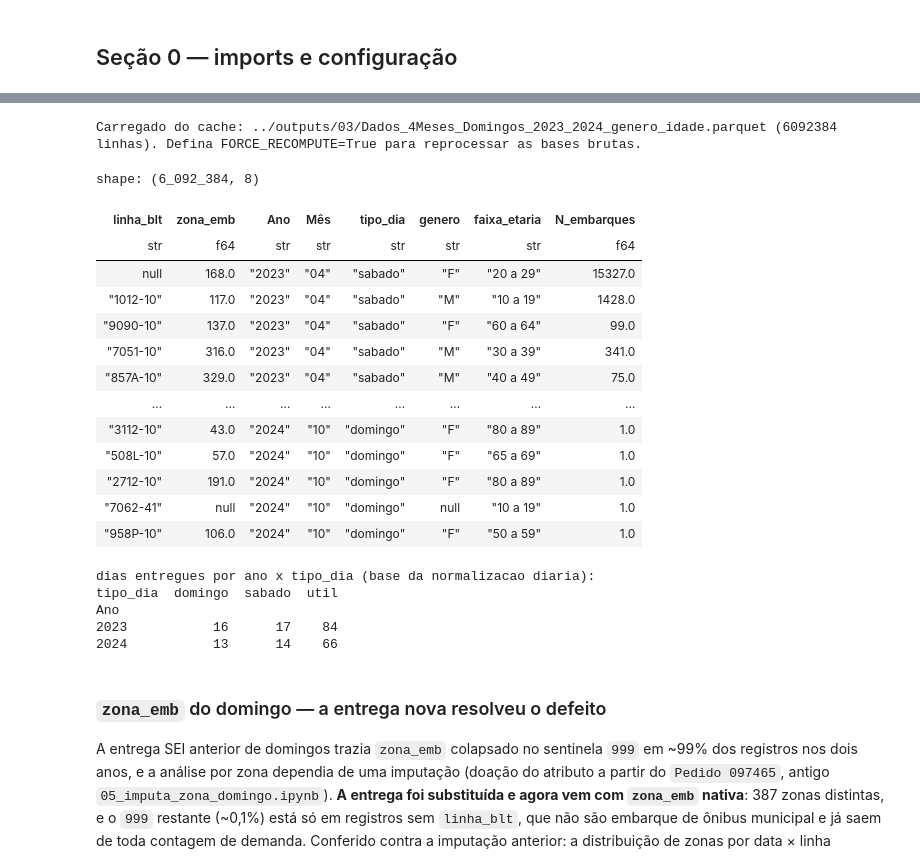
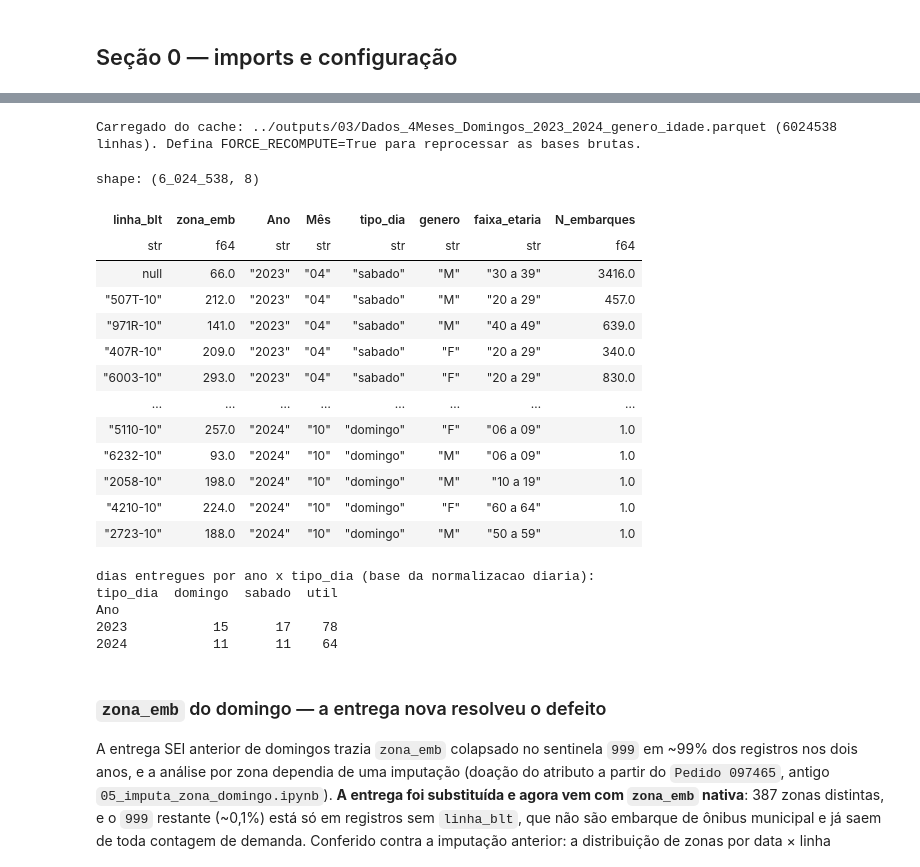
Before and after one commit to gilandrade/tarifa_zero_sptrans, a Jupyter notebook: 03_comparacoes/compara_demanda_oferta_genero_idade.ipynb, the cells around one changed output, grey strips where cells are left out. Saved outputs shown, nothing was run; the diff lists cells and outputs as text; code cells hidden in the pictures.

Commit message:
fix: calendario comum, cobertura de genero e idade, quintis em tres leituras e SAR como leitura principal

```diff
--- a/03_comparacoes/compara_demanda_oferta_genero_idade.ipynb
+++ b/03_comparacoes/compara_demanda_oferta_genero_idade.ipynb
@@ -55,14 +150,18 @@ continuar responsivo durante a agregação.
 # %%
 os.makedirs("../outputs/03", exist_ok=True)
 OUTPUT_AGG = "../outputs/03/Dados_4Meses_Domingos_2023_2024_genero_idade.parquet"
-FORCE_RECOMPUTE = False  # True para reprocessar do zero mesmo se o parquet de saída já existir
 
 # Domingo vem da base crua de domingos (entrega SEI! 5010.2026-0008307-9, com zona_emb nativa).
 # O sentinela 999 so sobra em registros sem linha_blt, que nao entram em contagem de demanda;
 # vira nulo aqui para nao ser confundido com uma zona.
-DOMINGOS = "../outputs/01/Dados_Domingos_2023_2024.parquet"
 
-if not FORCE_RECOMPUTE and os.path.exists(OUTPUT_AGG):
+# O cache guarda ao lado a lista de datas excluidas com que foi gerado: se a lista mudar, recalcula.
+SIDECAR_AGG = OUTPUT_AGG + ".datas_excluidas.json"
+datas_sql = ", ".join(f"'{d}'" for d in sorted(DATAS_EXCLUIDAS)) or "''"
+cache_ok = (os.path.exists(OUTPUT_AGG) and os.path.exists(SIDECAR_AGG)
+            and set(json.load(open(SIDECAR_AGG))) == DATAS_EXCLUIDAS)
+
+if not FORCE_RECOMPUTE and cache_ok:
     agg_demanda = pl.read_parquet(OUTPUT_AGG)
     print(f"Carregado do cache: {OUTPUT_AGG} ({len(agg_demanda)} linhas). "
           f"Defina FORCE_RECOMPUTE=True para reprocessar as bases brutas.")
@@ -70,8 +169,6 @@ else:
     con = duckdb.connect()
     con.execute(f"PRAGMA threads={max(1, (os.cpu_count() or 4) - 2)}")
     con.execute("PRAGMA memory_limit='32GB'")  # cinto de segurança, deixa RAM livre para o SO/outros apps
-
-    meses_sql = ", ".join(f"'{m}'" for m in MESES)
 
     agg_demanda = con.sql(f"""
         WITH quatro_meses AS (
@@ -84,57 +181,59 @@ else:
                     WHEN 7 THEN 'domingo'
                     ELSE 'util'
                 END AS tipo_dia
-            FROM read_parquet('../outputs/01/Dados_4Meses_2023_2024.parquet')
-            WHERE substr(data, 5, 2) IN ({meses_sql})
+            FROM read_parquet('{QUATRO_MESES}')
+            WHERE substr(data, 5, 2) IN ({meses_sql}) AND data NOT IN ({datas_sql})
         ),
         domingos AS (
             SELECT
                 linha_blt, NULLIF(zona_emb, 999) AS zona_emb, genero, faixa_etaria,
                 substr(data, 1, 4) AS Ano,
                 substr(data, 5, 2) AS "Mês",
                 'domingo' AS tipo_dia
             FROM read_parquet('{DOMINGOS}')
-            WHERE substr(data, 5, 2) IN ({meses_sql})
+            WHERE substr(data, 5, 2) IN ({meses_sql}) AND data NOT IN ({datas_sql})
         )
         SELECT linha_blt, zona_emb, Ano, "Mês", tipo_dia, genero, faixa_etaria,
                COUNT(*)::DOUBLE AS N_embarques
         FROM quatro_meses
         WHERE tipo_dia != 'domingo'  -- domingo vem da base de domingos, não daqui
         GROUP BY 1, 2, 3, 4, 5, 6, 7
 
         UNION ALL
 
         SELECT linha_blt, zona_emb, Ano, "Mês", tipo_dia, genero, faixa_etaria,
                COUNT(*)::DOUBLE AS N_embarques
         FROM domingos
         GROUP BY 1, 2, 3, 4, 5, 6, 7
     """).pl()
     con.close()
 
     agg_demanda.write_parquet(OUTPUT_AGG)
+    json.dump(sorted(DATAS_EXCLUIDAS), open(SIDECAR_AGG, "w"))
 
 agg_demanda
 # %% [output]
-Carregado do cache: ../outputs/03/Dados_4Meses_Domingos_2023_2024_genero_idade.parquet (6092384 linhas). Defina FORCE_RECOMPUTE=True para reprocessar as bases brutas.
+Carregado do cache: ../outputs/03/Dados_4Meses_Domingos_2023_2024_genero_idade.parquet (6024538 linhas). Defina FORCE_RECOMPUTE=True para reprocessar as bases brutas.
-shape: (6_092_384, 8)
+shape: (6_024_538, 8)
 | linha_blt | zona_emb | Ano | Mês | tipo_dia | genero | faixa_etaria | N_embarques |
 | str | f64 | str | str | str | str | str | f64 |
-| null | 168.0 | "2023" | "04" | "sabado" | "F" | "20 a 29" | 15327.0 |
-| "1012-10" | 117.0 | "2023" | "04" | "sabado" | "M" | "10 a 19" | 1428.0 |
-| "9090-10" | 137.0 | "2023" | "04" | "sabado" | "F" | "60 a 64" | 99.0 |
-| "7051-10" | 316.0 | "2023" | "04" | "sabado" | "M" | "30 a 39" | 341.0 |
-| "857A-10" | 329.0 | "2023" | "04" | "sabado" | "M" | "40 a 49" | 75.0 |
+| null | 66.0 | "2023" | "04" | "sabado" | "M" | "30 a 39" | 3416.0 |
+| "507T-10" | 212.0 | "2023" | "04" | "sabado" | "M" | "20 a 29" | 457.0 |
+| "971R-10" | 141.0 | "2023" | "04" | "sabado" | "M" | "40 a 49" | 639.0 |
+| "407R-10" | 209.0 | "2023" | "04" | "sabado" | "F" | "20 a 29" | 340.0 |
+| "6003-10" | 293.0 | "2023" | "04" | "sabado" | "F" | "20 a 29" | 830.0 |
 | … | … | … | … | … | … | … | … |
-| "3112-10" | 43.0 | "2024" | "10" | "domingo" | "F" | "80 a 89" | 1.0 |
-| "508L-10" | 57.0 | "2024" | "10" | "domingo" | "F" | "65 a 69" | 1.0 |
-| "2712-10" | 191.0 | "2024" | "10" | "domingo" | "F" | "80 a 89" | 1.0 |
-| "7062-41" | null | "2024" | "10" | "domingo" | null | "10 a 19" | 1.0 |
-| "958P-10" | 106.0 | "2024" | "10" | "domingo" | "F" | "50 a 59" | 1.0 |
+| "5110-10" | 257.0 | "2024" | "10" | "domingo" | "F" | "06 a 09" | 1.0 |
+| "6232-10" | 93.0 | "2024" | "10" | "domingo" | "M" | "06 a 09" | 1.0 |
+| "2058-10" | 198.0 | "2024" | "10" | "domingo" | "M" | "10 a 19" | 1.0 |
+| "4210-10" | 224.0 | "2024" | "10" | "domingo" | "F" | "60 a 64" | 1.0 |
+| "2723-10" | 188.0 | "2024" | "10" | "domingo" | "M" | "50 a 59" | 1.0 |
 # %%
 import re
 
 # Dias efetivamente entregues por Ano x Mes x tipo_dia (fora daqui a entrega e desbalanceada
-# entre os anos: 84 dias uteis entregues em 2023 contra 66 em 2024, 16 domingos contra 13).
+# entre os anos: depois das exclusoes da Secao 1, 78 dias uteis em 2023 contra 64 em 2024, 15 domingos
+# contra 11).
 # Somar N_embarques bruto por Ano x tipo_dia mede em parte o tamanho da entrega, nao a demanda
 # -- por isso PctDiff/Sinal_tarifa_zero nas Secoes 3 e 6 usam `pivot_diario` abaixo, que tira a
 # media diaria dentro de cada mes e so depois a media entre os 4 meses (mesmo procedimento da
@@ -165,7 +264,8 @@ datas_bilhetagem = pd.DataFrame(
 datas_bilhetagem["Ano"] = datas_bilhetagem["data"].str[:4]
 datas_bilhetagem["Mes"] = datas_bilhetagem["data"].str[4:6]
 datas_bilhetagem = datas_bilhetagem[datas_bilhetagem["Mes"].isin(MESES)
-                                    & datas_bilhetagem["Ano"].isin(["2023", "2024"])]
+                                    & datas_bilhetagem["Ano"].isin(["2023", "2024"])
+                                    & ~datas_bilhetagem["data"].isin(DATAS_EXCLUIDAS)]   # mesmas datas que sairam do agregado
 
 n_dias = datas_bilhetagem.groupby(["Ano", "Mes", "tipo_dia"]).size().rename("n_dias")
 
@@ -213,8 +313,8 @@ def dropar_bruto(df):
 dias entregues por ano x tipo_dia (base da normalizacao diaria):
 tipo_dia  domingo  sabado  util
 Ano
-2023           16      17    84
-2024           13      14    66
+2023           15      17    78
+2024           11      11    64
 # %% [markdown]
 ### `zona_emb` do domingo — a entrega nova resolveu o defeito
 
```
Also changed, not shown: parts of 27 cells of this notebook, 24 other files.
